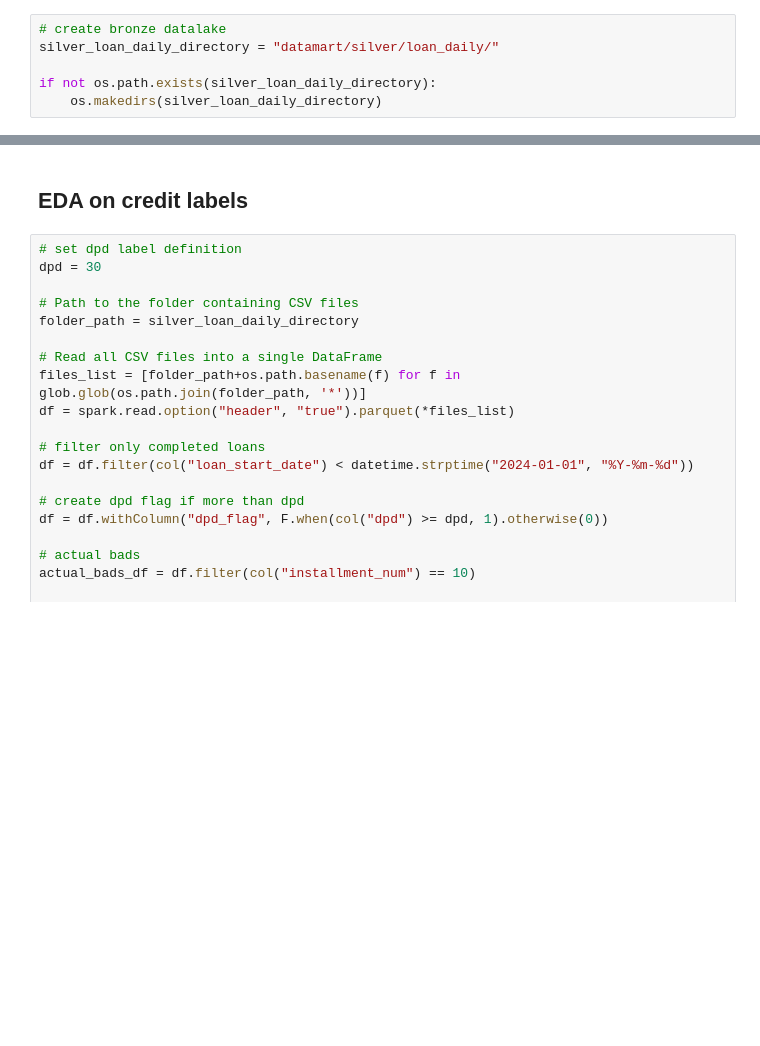
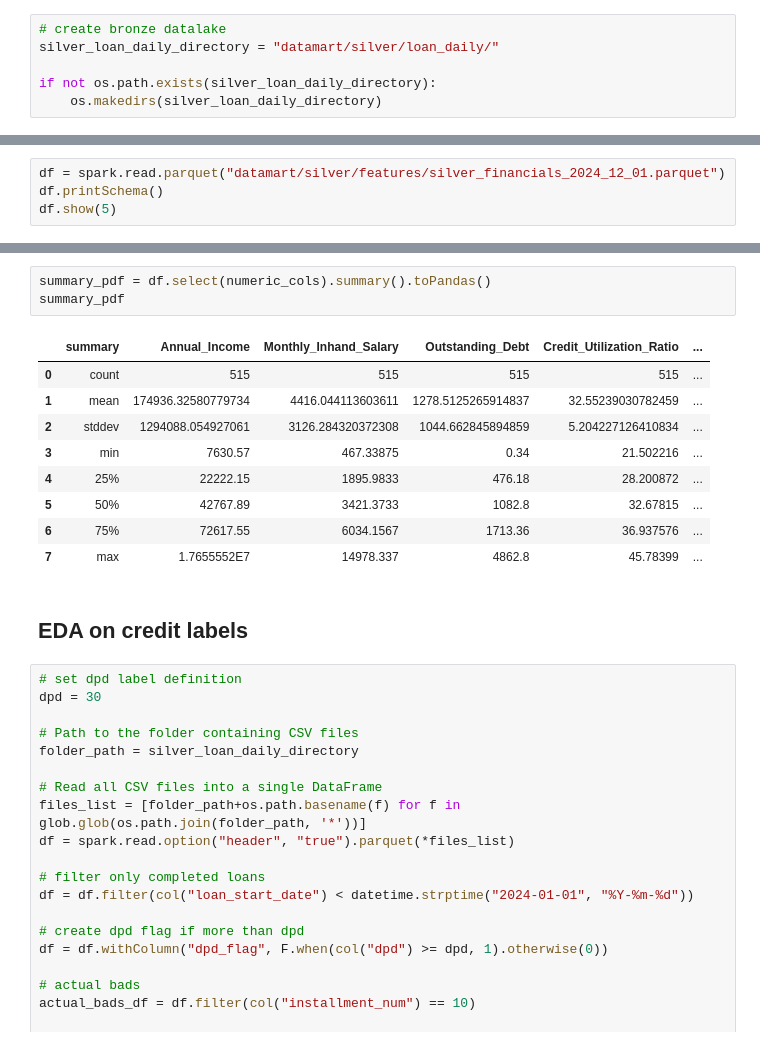
Before and after one commit to edwardbyl00/MLE_Assignment1, a Jupyter notebook: data_processing_main.ipynb, the cells around one changed output, grey strips where cells are left out. Saved outputs shown, nothing was run; the diff lists cells and outputs as text; blank space fills up the shorter version.

```diff
--- a/data_processing_main.ipynb
+++ b/data_processing_main.ipynb
@@ -205,0 +363,4 @@ utils.data_processing_silver_table.process_silver_table(date_str, bronze_lms_dir
+# %%
+df = spark.read.parquet("datamart/silver/features/silver_financials_2024_12_01.parquet")
+df.printSchema()
+df.show(5)
@@ -206,3 +385,16 @@ utils.data_processing_silver_table.process_silver_table(date_str, bronze_lms_dir
+# %%
+summary_pdf = df.select(numeric_cols).summary().toPandas()
+summary_pdf
+# %% [output]
+|  | summary | Annual_Income | Monthly_Inhand_Salary | Outstanding_Debt | Credit_Utilization_Ratio | ... |
+| 0 | count | 515 | 515 | 515 | 515 | ... |
+| 1 | mean | 174936.32580779734 | 4416.044113603611 | 1278.5125265914837 | 32.55239030782459 | ... |
+| 2 | stddev | 1294088.054927061 | 3126.284320372308 | 1044.662845894859 | 5.204227126410834 | ... |
+| 3 | min | 7630.57 | 467.33875 | 0.34 | 21.502216 | ... |
+| 4 | 25% | 22222.15 | 1895.9833 | 476.18 | 28.200872 | ... |
+| 5 | 50% | 42767.89 | 3421.3733 | 1082.8 | 32.67815 | ... |
+| 6 | 75% | 72617.55 | 6034.1567 | 1713.36 | 36.937576 | ... |
+| 7 | max | 1.7655552E7 | 14978.337 | 4862.8 | 45.78399 | ... |
 # %% [markdown]
 ## EDA on credit labels
 # %%
```
Also changed, not shown: parts of 19 cells of this notebook, 3 other files.
